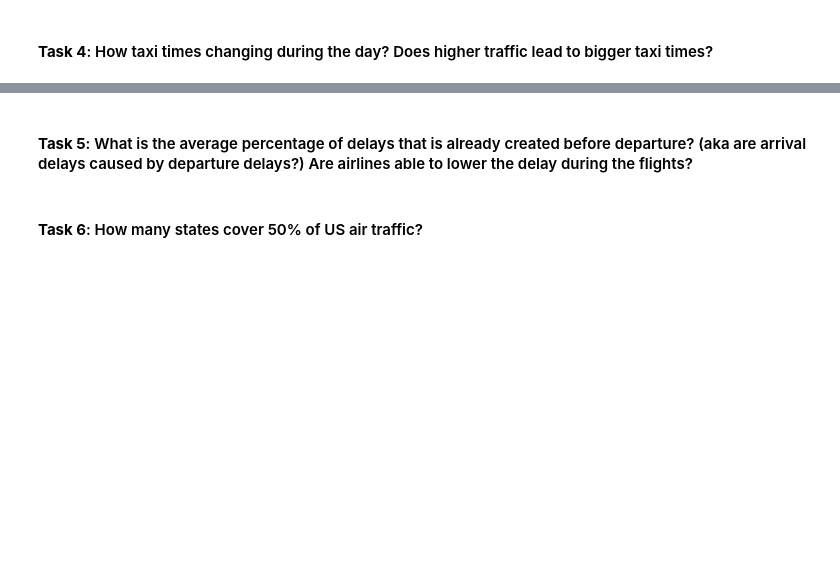
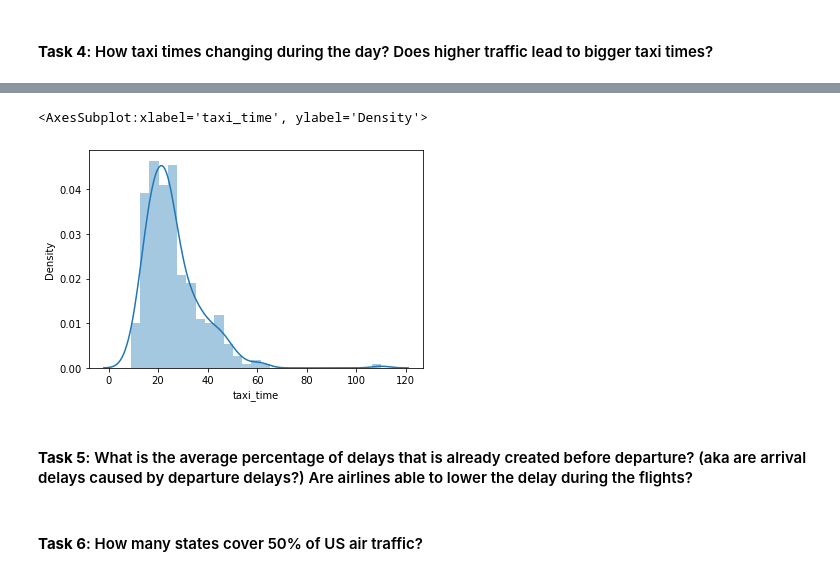
Before and after one commit to Richlorr/MidtermFlights, a Jupyter notebook: exploratory_analysis.ipynb, the cells around one changed output, grey strips where cells are left out. Drawn from its saved outputs; the diff is of its cells as text; code cells hidden in the pictures; blank space fills up the shorter version.

```diff
--- a/exploratory_analysis.ipynb
+++ b/exploratory_analysis.ipynb
@@ -213,0 +254,3 @@ API_key = os.environ.get('WWO_API_key')
+# %%
+month_df = months[0]
+month_df
@@ -214,2 +305,5 @@ API_key = os.environ.get('WWO_API_key')
 # %% [markdown]
 #### **Task 4**: How taxi times changing during the day? Does higher traffic lead to bigger taxi times?
+# %%
+month_df['taxi_time'] = month_df['taxi_in'] + month_df['taxi_out']
+month_df['taxi_time']
@@ -216,3 +323,8 @@ API_key = os.environ.get('WWO_API_key')
+# %%
+sns.distplot(month_df['taxi_time'])
+# %% [output]
+<AxesSubplot:xlabel='taxi_time', ylabel='Density'>
+[figure, added]
 # %% [markdown]
 #### **Task 5**: What is the average percentage of delays that is already created before departure? (aka are arrival delays caused by departure delays?) Are airlines able to lower the delay during the flights?
 # %% [markdown]
```
Also changed, not shown: parts of 16 cells of this notebook.
